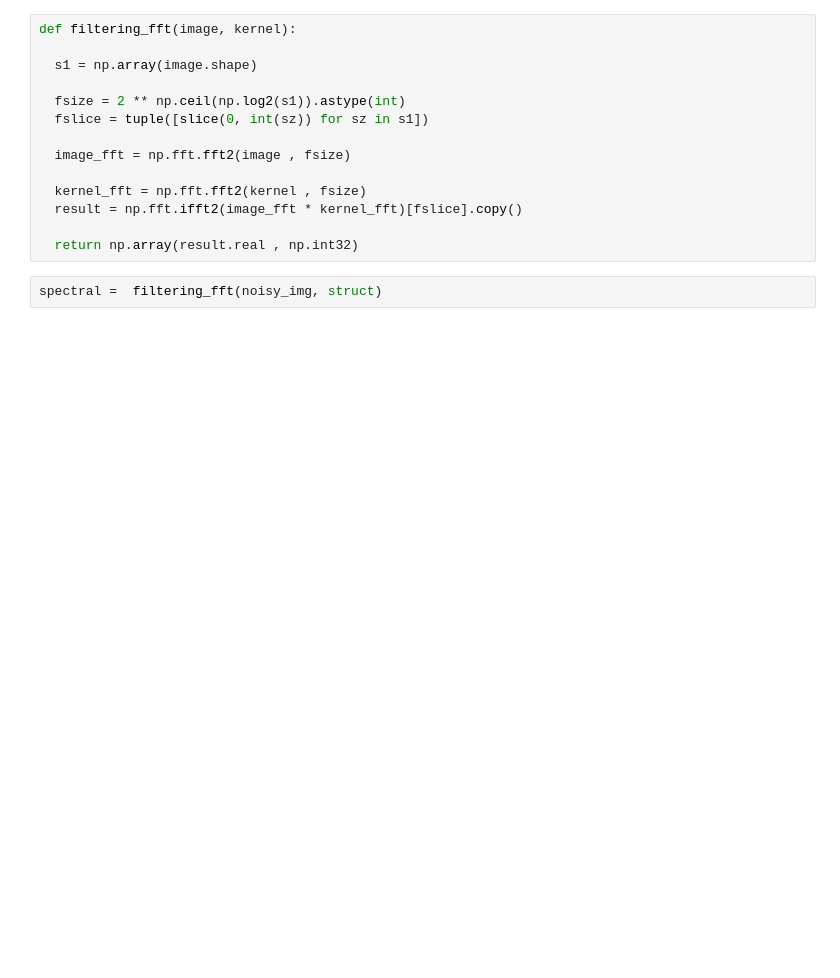
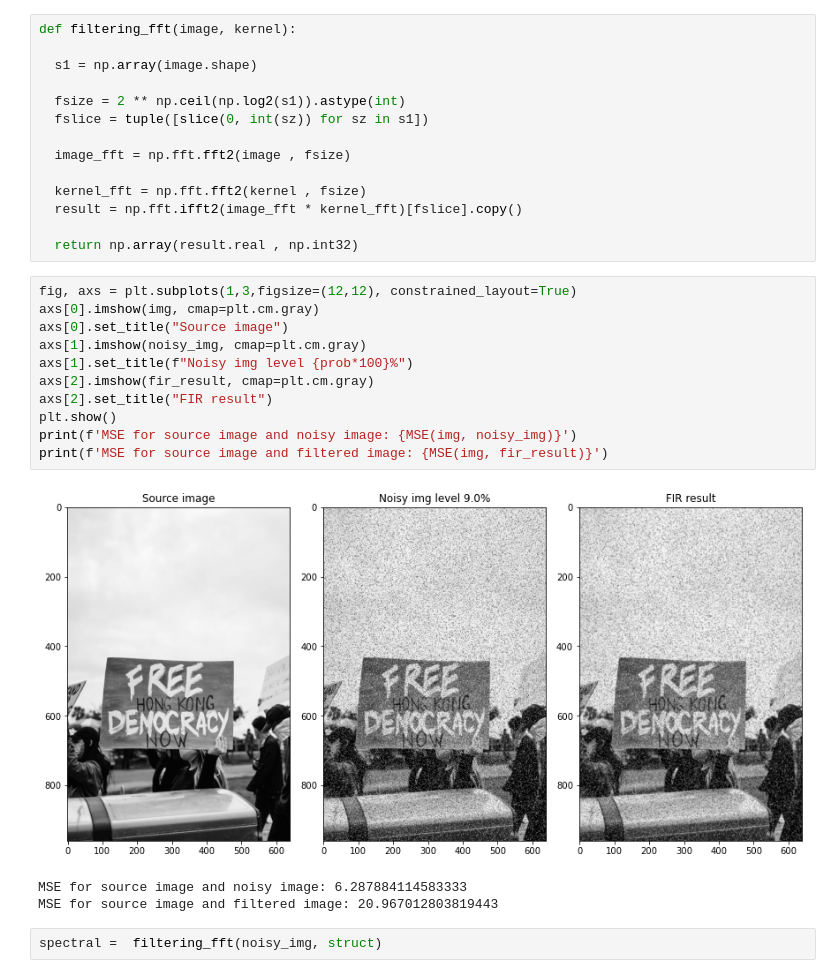
Before and after one commit to yaroslavtsepkov/image-analysis-processing, a Jupyter notebook: 05-fft-tsepkov-yaroslav.ipynb, the cells around one changed output. Drawn from its saved outputs; the diff is of its cells as text; blank space fills up the shorter version.

```diff
--- a/05-fft-tsepkov-yaroslav.ipynb
+++ b/05-fft-tsepkov-yaroslav.ipynb
@@ -76,6 +57,21 @@ def filtering_fft(image, kernel):
   result = np.fft.ifft2(image_fft * kernel_fft)[fslice].copy()
 
   return np.array(result.real , np.int32)
+# %%
+fig, axs = plt.subplots(1,3,figsize=(12,12), constrained_layout=True)
+axs[0].imshow(img, cmap=plt.cm.gray)
+axs[0].set_title("Source image")
+axs[1].imshow(noisy_img, cmap=plt.cm.gray)
+axs[1].set_title(f"Noisy img level {prob*100}%")
+axs[2].imshow(fir_result, cmap=plt.cm.gray)
+axs[2].set_title("FIR result")
+plt.show()
+print(f'MSE for source image and noisy image: {MSE(img, noisy_img)}')
+print(f'MSE for source image and filtered image: {MSE(img, fir_result)}')
+# %% [output]
+[figure, added]
+MSE for source image and noisy image: 6.287884114583333
+MSE for source image and filtered image: 20.967012803819443
 # %%
 spectral =  filtering_fft(noisy_img, struct)
 # %%
```
Also changed, not shown: parts of 7 cells of this notebook, 5 other files.
